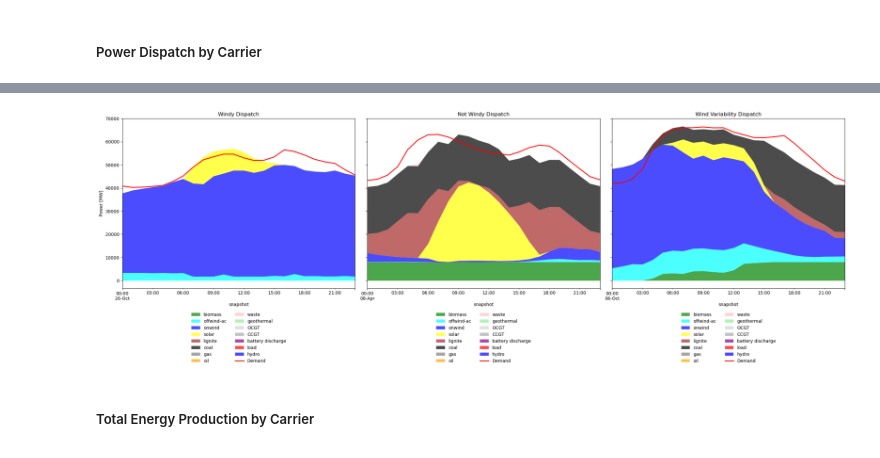
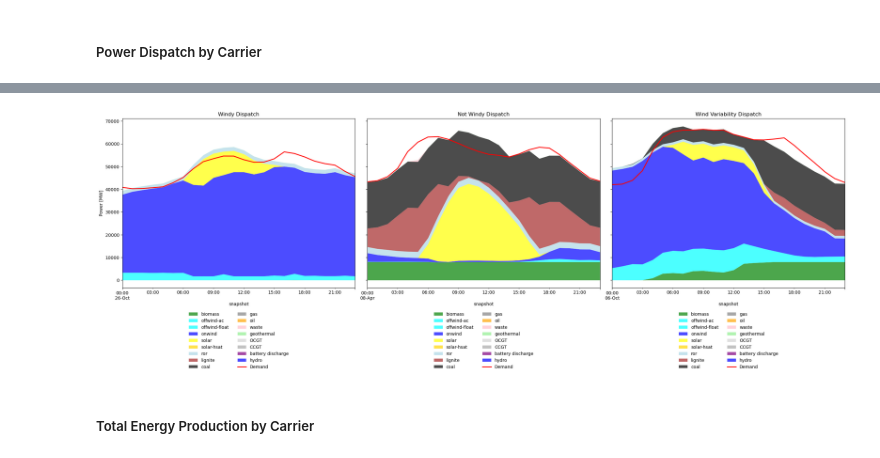
Before and after one commit to Luca2299/pypsa-eur, a Jupyter notebook: notebooks/Comparison_Base_NEW.ipynb, the cells around one changed output, grey strips where cells are left out. Drawn from its saved outputs; the diff is of its cells as text; code cells hidden in the pictures.

```diff
--- a/notebooks/Comparison_Base_NEW.ipynb
+++ b/notebooks/Comparison_Base_NEW.ipynb
@@ -233,3 +233,6 @@ plt.show()
 ### 4.2 Generation and Capacity Comparison
 # %% [markdown]
 ##### Power Dispatch by Carrier
+# %%
+p_by_carrier = n1.generators_t.p.T.groupby(n1.generators.carrier).sum().T
+print(p_by_carrier.sum())
@@ -239,13 +260,14 @@ fig, axes = plt.subplots(1, 3, figsize=(24, 7), sharey=True)
 # --- Define Colors and Order ---
 colors = {
     "biomass": "green", "coal": "black", "lignite": "brown",
-    "offwind-ac": "cyan", "onwind": "blue", "solar": "yellow",
+    "offwind-ac": "cyan", "offwind-float": "cyan", "onwind": "blue", "solar": "yellow",
     "gas": "gray", "oil": "orange", "waste": "pink", "geothermal": "lightgreen",
-    "OCGT": "lightgray", "CCGT": "darkgray", "battery discharge": "purple", "load": "red", "hydro": "blue"
+    "OCGT": "lightgray", "CCGT": "darkgray", "battery discharge": "purple",
+    "hydro": "blue", "ror": "lightblue", "solar-hsat": "gold"
 }
 
 cols = [
-    "biomass", "offwind-ac", "onwind", "solar", "lignite", "coal", "gas", "oil", "waste", "geothermal", "OCGT", "CCGT", "battery discharge", "load", "hydro"
+    "biomass", "offwind-ac", "offwind-float", "onwind", "solar", "solar-hsat", "ror", "lignite", "coal", "gas", "oil", "waste", "geothermal", "OCGT", "CCGT", "battery discharge", "hydro"
 ]
 
 # --- Helper function for plotting ---
@@ -257,34 +279,34 @@ def plot_dispatch(n, ax, title):
     if not n.links.empty and "battery discharger" in set(n.links.carrier):
         battery_discharge_dispatch = -n.links_t.p1.loc[:, n.links.carrier == "battery discharger"].sum(axis=1)
 
     p_by_carrier["battery discharge"] = battery_discharge_dispatch
 
     # Reorder and fill missing columns
     p_by_carrier = p_by_carrier.reindex(columns=cols).fillna(0)
 
     # Get colors in the correct order
     c = [colors.get(col, "gray") for col in p_by_carrier.columns]
 
     p_by_carrier.plot(kind="area", ax=ax, lw=0, title=title, color=c, alpha=0.7)
 
     # Add demand curve
     demand = n.loads_t.p_set.sum(axis=1)
     demand.plot(ax=ax, color="red", lw=2, label="Demand")
 
     ax.set_ylabel("Power [MW]")
     ax.legend(ncol=2, loc="upper center", bbox_to_anchor=(0.5, -0.12), frameon=False)
 
 # --- Plotting ---
 plot_dispatch(n1, axes[0], "Windy Dispatch")
 plot_dispatch(n2, axes[1], "Not Windy Dispatch")
 plot_dispatch(n3, axes[2], "Wind Variability Dispatch")
 
 
 plt.tight_layout()
 plt.subplots_adjust(bottom=0.18)
 plt.show()
 # %% [output]
-[figure, old version]
+[figure, new version]
 # %% [markdown]
 ##### Total Energy Production by Carrier
 # %%
```
Also changed, not shown: parts of 1 cell of this notebook, 1 other file.
